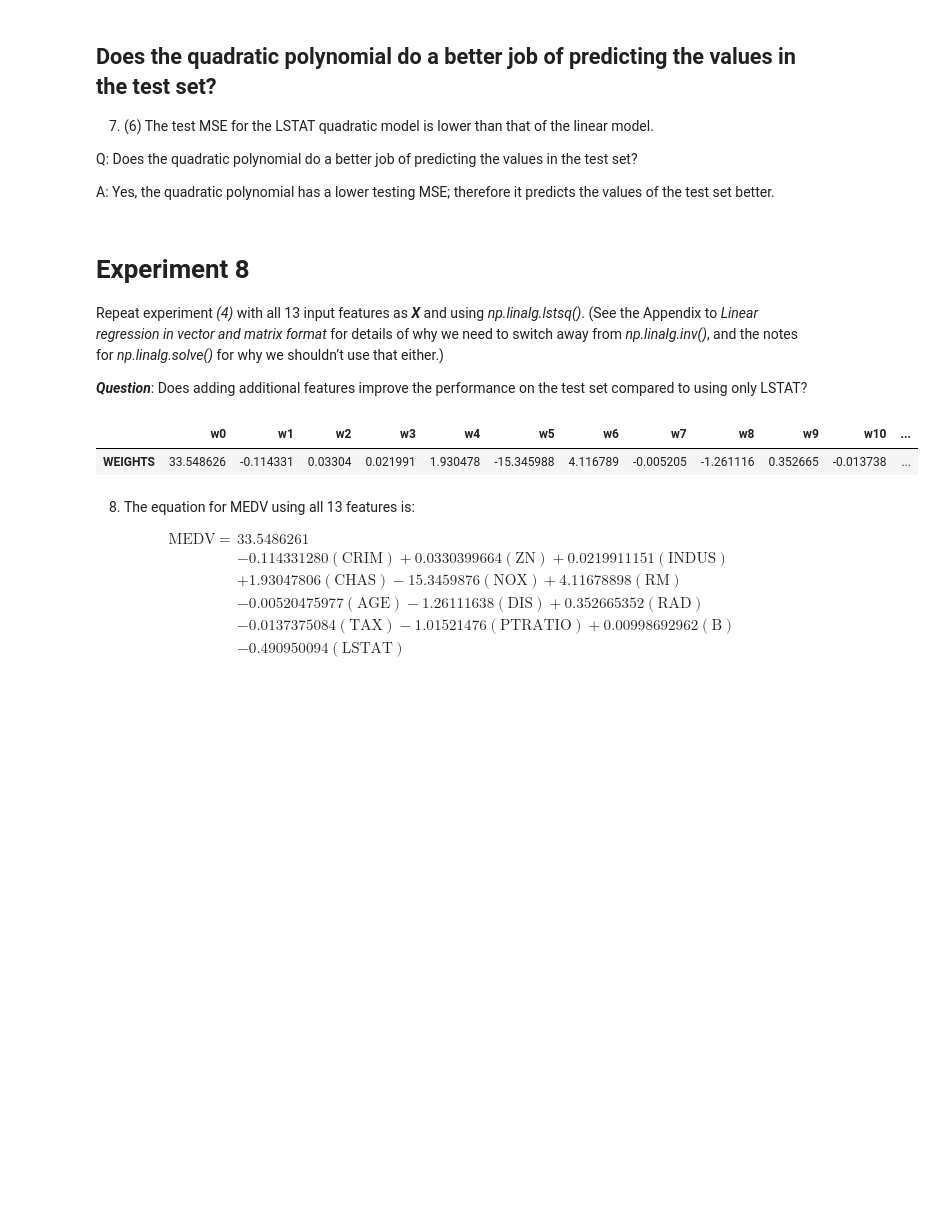
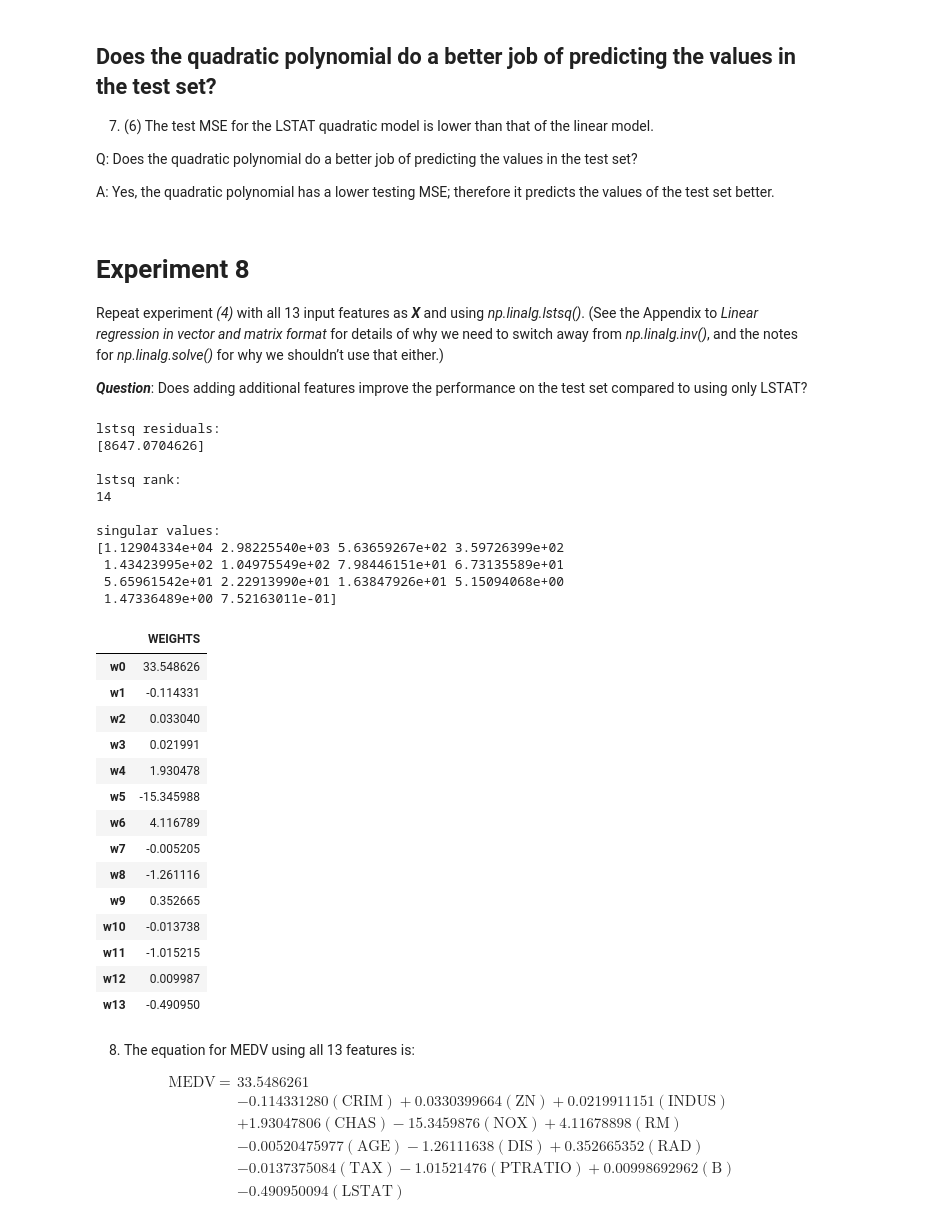
Before and after one commit to BrandonXue/cpsc-483-p2, a Jupyter notebook: cpsc_483_p2.ipynb, the cells around one changed output. Cells and saved outputs as stored; diff of their text form; code cells hidden in the pictures; blank space fills up the shorter version.

Commit message:
Better documentation; added lstsq method to calc_weights, edited some markdown

```diff
--- a/cpsc_483_p2.ipynb
+++ b/cpsc_483_p2.ipynb
@@ -162,10 +133,29 @@ The equation for MEDV as a linear function of LSTAT is written after the code be
 # 4. A linear model for MEDV as a function of LSTAT
 
 # Copying Mike's idea, it makes sense to define a function to create the X matrix
+def make_poly_X(features, *, max_degree: int = 1, has_ones: bool = False):
+    """Creates a copy of the inputted DataFrame, adding a column of 1.0
+       values to the left (if necessary). For each column apart from the
+       leftmost, higher ordered columns will be inserted just to the
+       right of their lower order counterparts.
 
-# The input feature should be a Pandas DataFrame or a Series
-# In either case, the features must be properly named
-def make_poly_X(features, *, max_degree: int = 1, has_ones: bool = False):
+        Intended Use:
+
+            Provide features as a Pandas DataFrame. The columns must be
+            named and unique for this function to work. The features
+            should be in columns, i.e. each sample is a row.
+
+        Parameters:
+
+            features:    A DataFrame containing the features.
+
+            max_degree:    Maximum degree/exponent that will be generated
+            for each column.
+
+            has_ones:    Indicate whether the features DataFrame already
+            has a leftmost column of 1.0 values.
+    """
+
     # If max_degree < 1, return immediately
     if max_degree < 1:
         return None
@@ -173,12 +163,12 @@ def make_poly_X(features, *, max_degree: int = 1, has_ones: bool = False):
     # Handle Pandas Series objects by creating a frame out of them
     if isinstance(features, pd.Series):
         features = pd.DataFrame(data=features, columns=[features.name])
-
     # If not a DataFrame at this point, there is an error
     if not isinstance(features, pd.DataFrame):
         return None
 
-    features = pd.DataFrame(features[features.columns]) # Make a copy to not affect original data
+    # Make a copy to not affect original data
+    features = pd.DataFrame(features[features.columns])
 
     # Insert column of ones on the left if not already exists
     if not has_ones:
@@ -186,14 +176,11 @@ def make_poly_X(features, *, max_degree: int = 1, has_ones: bool = False):
                        'YINT_CONST', # name of column represents y-intercept constant
                        np.ones_like(features.iloc[:,0]))
 
-
     # Grab all column names, ignoring the column of ones. This should have names of all features
     feature_columns = features.columns.values[1:]
-
     # Iterate over each feature
     for feature_name in feature_columns:
         feature_index = features.columns.get_loc(feature_name)
-
         # For each feature, insert its higher degree columns sequentially
         for exponent in range(2, max_degree+1):
             features.insert(feature_index + exponent - 1, # column index to insert at
@@ -511,24 +544,47 @@ Repeat experiment *(4)* with all 13 input features as ***X*** and using *np.lina
 # %%
 # 8. All 13 features, linear model
 
 # Recall that the training features data frame is: train_features
 
 # Create X matrix for 13 features
 all_feat_lin = make_poly_X(train_features, max_degree=1, has_ones=False)
 
 # (XT X) w = (XT t)
 # Here, (XT X) is a square matrix, and (XT t) is a vector of dependent variables
 # Aw = b
 # np.linalg.solve(A, b) gives w
 
-# in the function defined earlier, we can simply pass "solve"
-# into the method parameter to do this
+# Later edit: the assignment prompt changed and we implemented calc_weights
+# to also allow method="lstsq". This will use linalg.lstsq() in the calculation.
 
-afl_weights = calc_weights(all_feat_lin, train_target, method="solve", verbose=False)
-display(afl_weights.T)
+afl_weights = calc_weights(all_feat_lin, train_target, method="lstsq", verbose=True)
 # %% [output]
+lstsq residuals:
+[8647.0704626]
+
+lstsq rank:
+14
+
+singular values:
+[1.12904334e+04 2.98225540e+03 5.63659267e+02 3.59726399e+02
+ 1.43423995e+02 1.04975549e+02 7.98446151e+01 6.73135589e+01
+ 5.65961542e+01 2.22913990e+01 1.63847926e+01 5.15094068e+00
+ 1.47336489e+00 7.52163011e-01]
-|  | w0 | w1 | w2 | w3 | w4 | w5 | w6 | w7 | w8 | w9 | w10 | ... |
-| WEIGHTS | 33.548626 | -0.114331 | 0.03304 | 0.021991 | 1.930478 | -15.345988 | 4.116789 | -0.005205 | -1.261116 | 0.352665 | -0.013738 | ... |
+|  | WEIGHTS |
+| w0 | 33.548626 |
+| w1 | -0.114331 |
+| w2 | 0.033040 |
+| w3 | 0.021991 |
+| w4 | 1.930478 |
+| w5 | -15.345988 |
+| w6 | 4.116789 |
+| w7 | -0.005205 |
+| w8 | -1.261116 |
+| w9 | 0.352665 |
+| w10 | -0.013738 |
+| w11 | -1.015215 |
+| w12 | 0.009987 |
+| w13 | -0.490950 |
 # %% [markdown]
 8. The equation for MEDV using all 13 features is:
 
```
Also changed, not shown: parts of 14 cells of this notebook.
